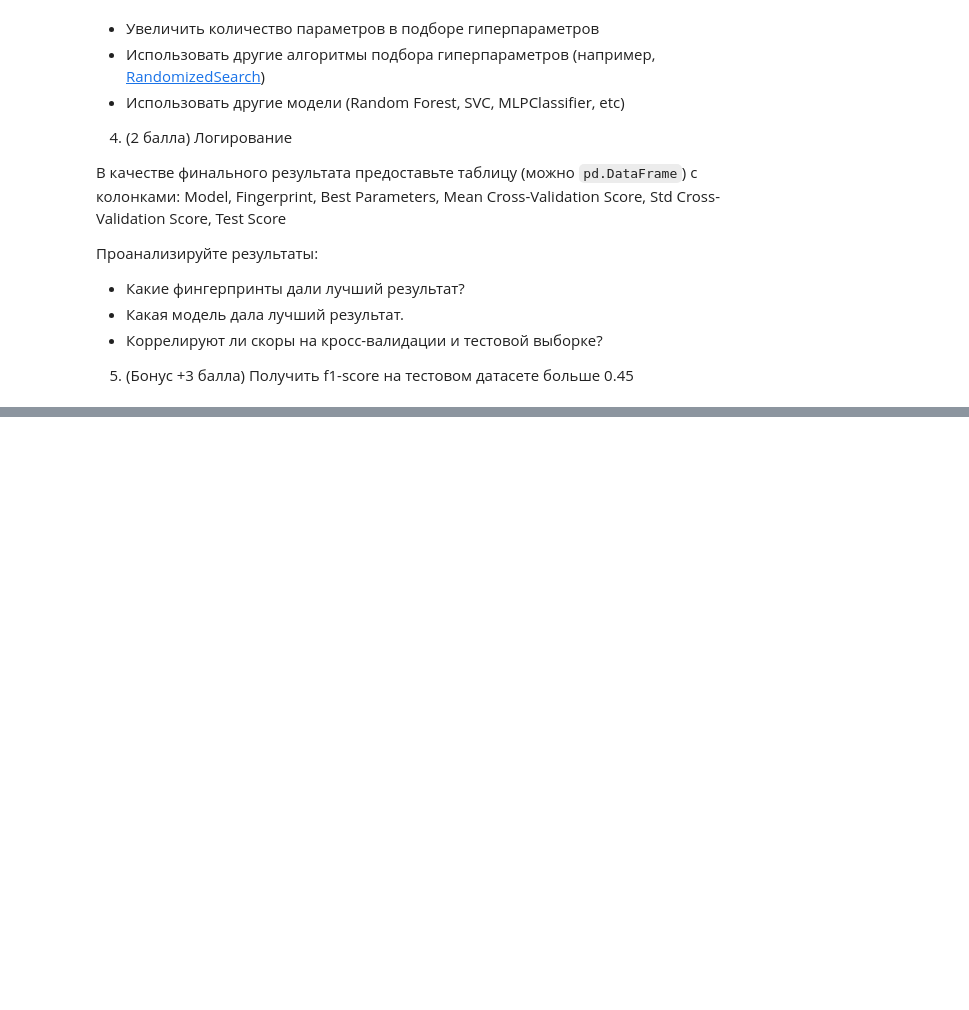
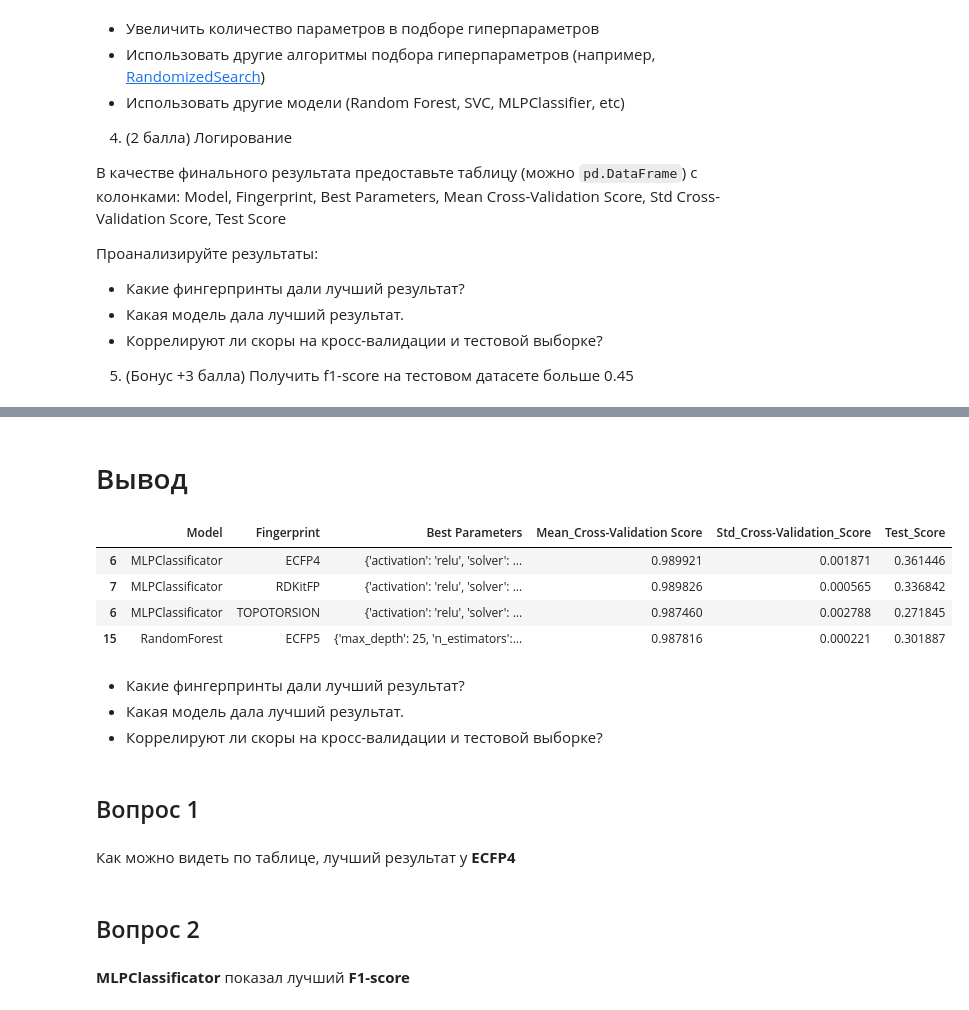
Before and after one commit to rustbas/MachineLearningHW, a Jupyter notebook: Practice1/IB_Practice_COVID.ipynb, the cells around one changed output, grey strips where cells are left out. Drawn from its saved outputs; the diff is of its cells as text; code cells hidden in the pictures; blank space fills up the shorter version.

```diff
--- a/Practice1/IB_Practice_COVID.ipynb
+++ b/Practice1/IB_Practice_COVID.ipynb
@@ -456,0 +862,22 @@ Best model test f1 score is 0.265
+# %% [markdown]
+# Вывод
+# %%
+res
+# %% [output]
+|  | Model | Fingerprint | Best Parameters | Mean_Cross-Validation Score | Std_Cross-Validation_Score | Test_Score |
+| 6 | MLPClassificator | ECFP4 | {'activation': 'relu', 'solver': ... | 0.989921 | 0.001871 | 0.361446 |
+| 7 | MLPClassificator | RDKitFP | {'activation': 'relu', 'solver': ... | 0.989826 | 0.000565 | 0.336842 |
+| 6 | MLPClassificator | TOPOTORSION | {'activation': 'relu', 'solver': ... | 0.987460 | 0.002788 | 0.271845 |
+| 15 | RandomForest | ECFP5 | {'max_depth': 25, 'n_estimators':... | 0.987816 | 0.000221 | 0.301887 |
+# %% [markdown]
+- Какие фингерпринты дали лучший результат?
+- Какая модель дала лучший результат.
+- Коррелируют ли скоры на кросс-валидации и тестовой выборке?
+# %% [markdown]
+## Вопрос 1
+# %% [markdown]
+Как можно видеть по таблице, лучший результат у **ECFP4**
+# %% [markdown]
+## Вопрос 2
+# %% [markdown]
+**MLPClassificator** показал лучший **F1-score**
```
Also changed, not shown: parts of 101 cells of this notebook, 17 other files.
